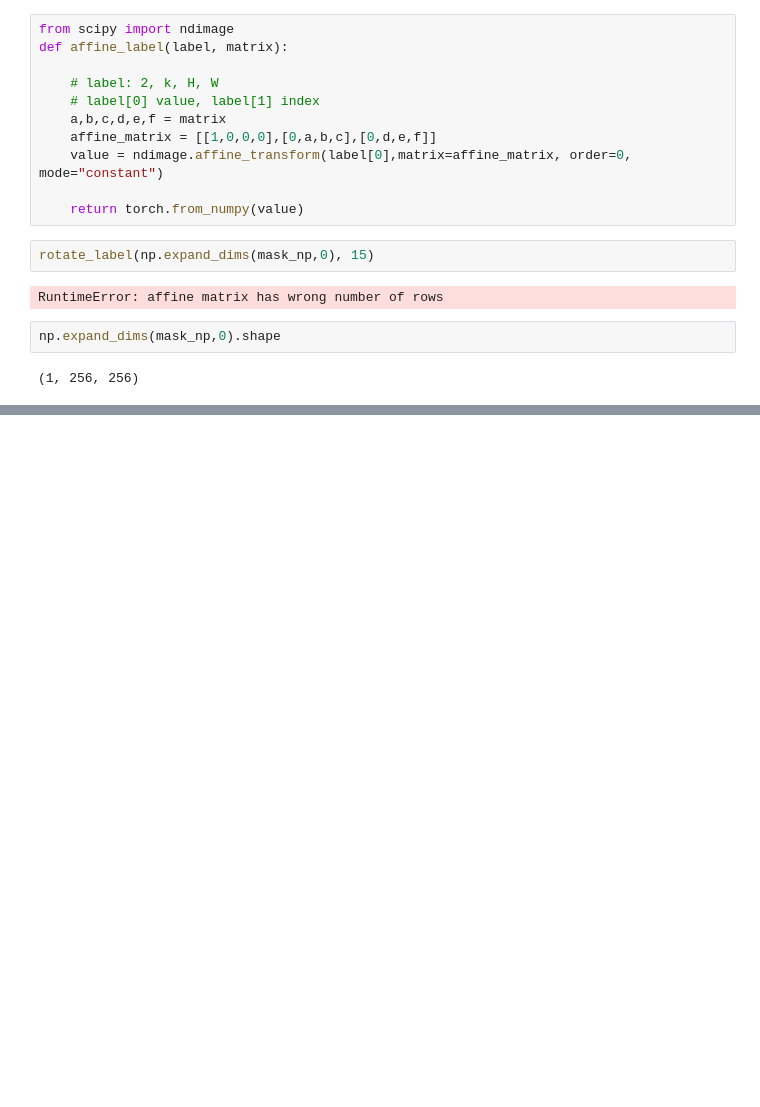
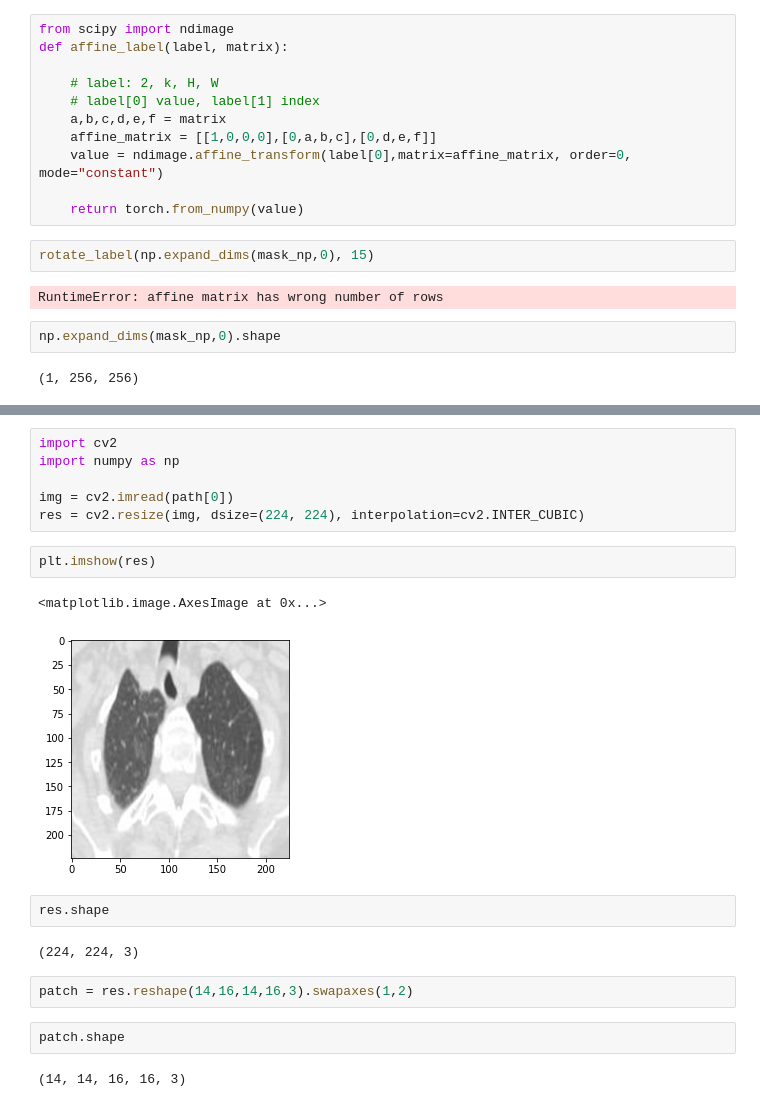
Before and after one commit to chenzhouuu/tokenlabeling_covid, a Jupyter notebook: timm_tutorial.ipynb, the cells around one changed output, grey strips where cells are left out. Saved outputs shown, nothing was run; the diff lists cells and outputs as text; blank space fills up the shorter version.

```diff
--- a/timm_tutorial.ipynb
+++ b/timm_tutorial.ipynb
@@ -588,0 +716,21 @@ np.expand_dims(mask_np,0).shape
+# %%
+import cv2
+import numpy as np
+
+img = cv2.imread(path[0])
+res = cv2.resize(img, dsize=(224, 224), interpolation=cv2.INTER_CUBIC)
+# %%
+plt.imshow(res)
+# %% [output]
+<matplotlib.image.AxesImage at 0x...>
+[figure, added]
+# %%
+res.shape
+# %% [output]
+(224, 224, 3)
+# %%
+patch = res.reshape(14,16,14,16,3).swapaxes(1,2)
+# %%
+patch.shape
+# %% [output]
+(14, 14, 16, 16, 3)
```
Also changed, not shown: parts of 48 cells of this notebook, 5 other files.
